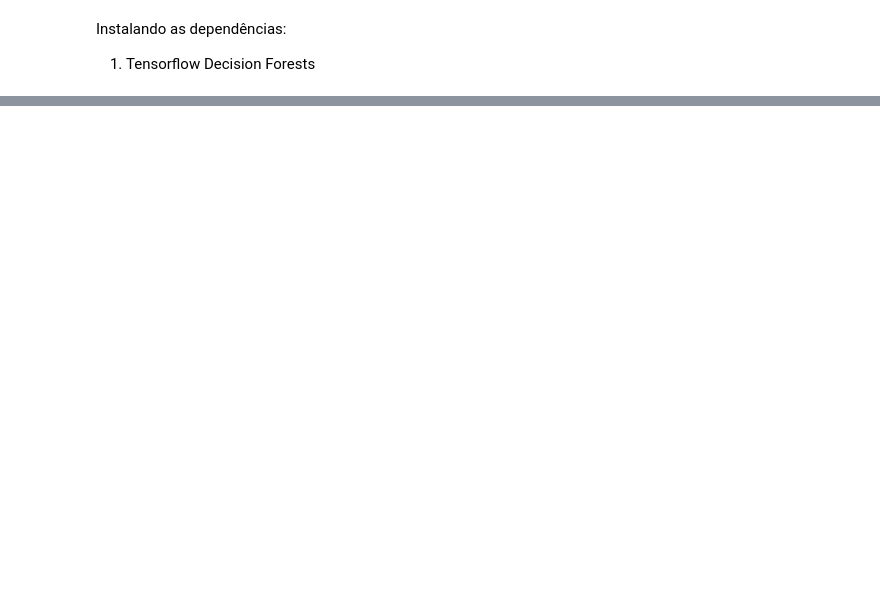
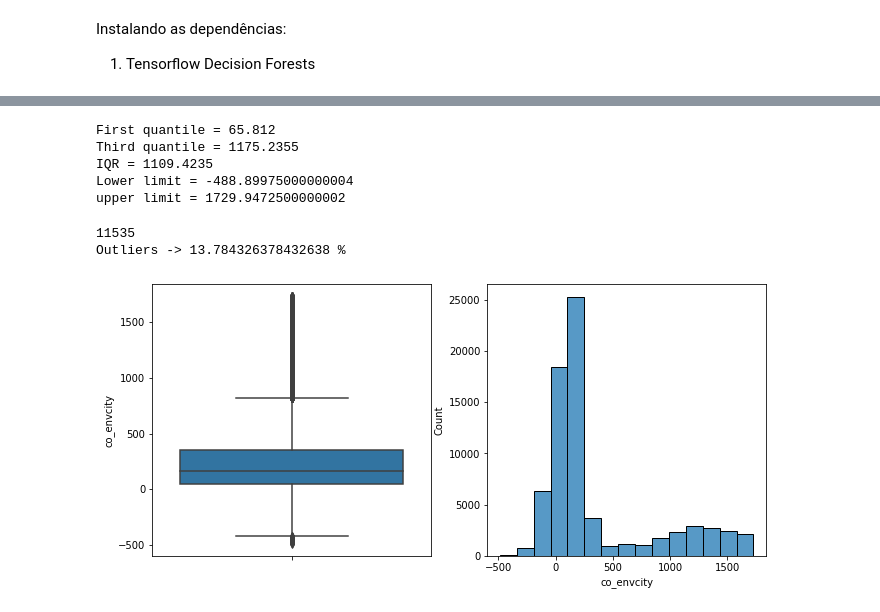
Before and after one commit to MateusMaruzka/lowcostsensors_calib, a Jupyter notebook: calib_lowcostsensors_tensorflow.ipynb, the cells around one changed output, grey strips where cells are left out. Saved outputs shown, nothing was run; the diff lists cells and outputs as text; code cells hidden in the pictures; blank space fills up the shorter version.

```diff
--- a/calib_lowcostsensors_tensorflow.ipynb
+++ b/calib_lowcostsensors_tensorflow.ipynb
@@ -91,0 +114,39 @@ Date/Time
+# %%
+Q1, Q3, lower_lim, upper_lim, IQR = quantiles(df[l])
+print(f'First quantile = {Q1}')
+print(f'Third quantile = {Q3}')
+print(f'IQR = {IQR}')
+print(f'Lower limit = {lower_lim}')
+print(f'upper limit = {upper_lim}')
+# %% [output]
+First quantile = 65.812
+Third quantile = 1175.2355
+IQR = 1109.4235
+Lower limit = -488.89975000000004
+upper limit = 1729.9472500000002
+# %%
+outliers = (df[l] < lower_lim) | (df[l] > upper_lim)
+print(len(df[l][outliers]))
+print(f'Outliers -> {len(df[l][outliers])*100 / len(df[l])} %')
+# %% [output]
+11535
+Outliers -> 13.784326378432638 %
+# %%
+#  Dropping outliers
+# Y = df[l][~outliers] # Referência
+# X = df[ref_l][~outliers]
+
+boxplot_histplot(df[l][~outliers])
+
+# Modifying outliers by winsorize method
+# from scipy.stats.mstats import winsorize
+
+# df_winsorize = winsorize(df[l], (0.01, 0.02))
+# boxplot_histplot(df_winsorize)
+
+# # Log transformation: reduces the skewness of data and tries to make it normal
+
+# df_log = np.log(df[l])
+# boxplot_histplot(df_log)
+# %% [output]
+[figure, added]
```
Also changed, not shown: parts of 23 cells of this notebook.
